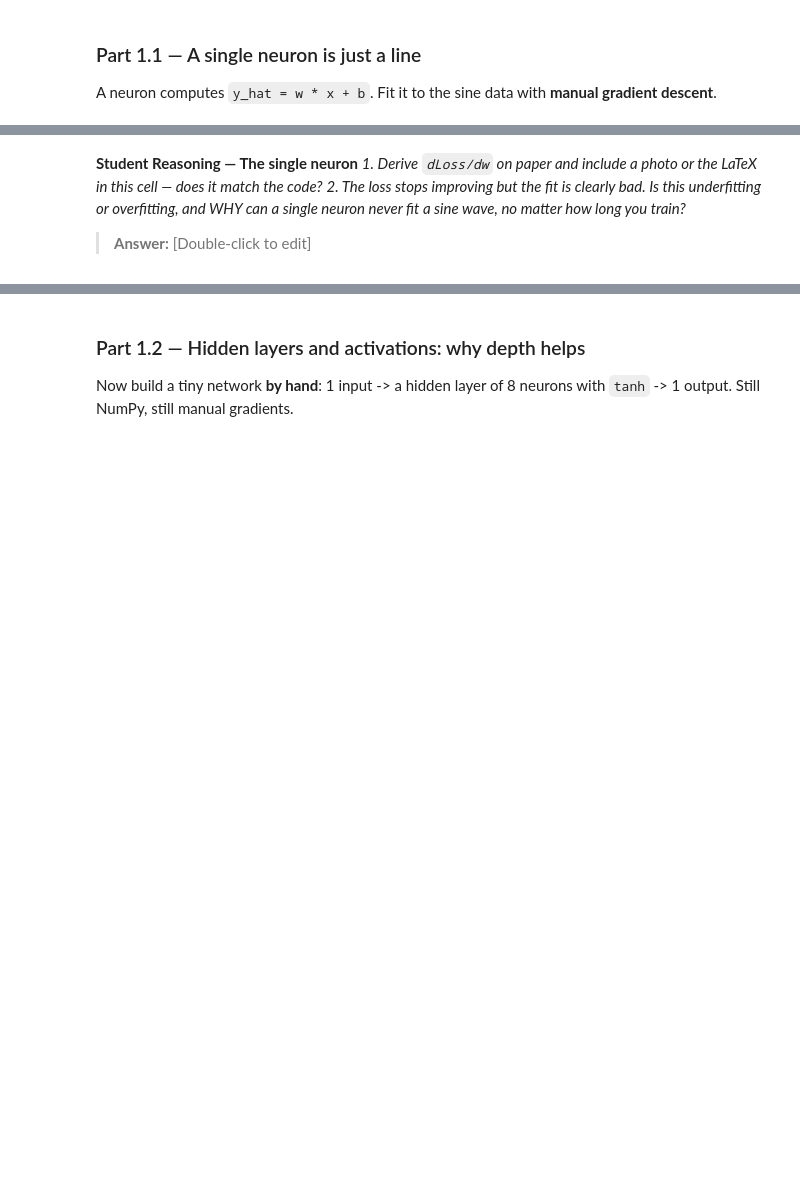
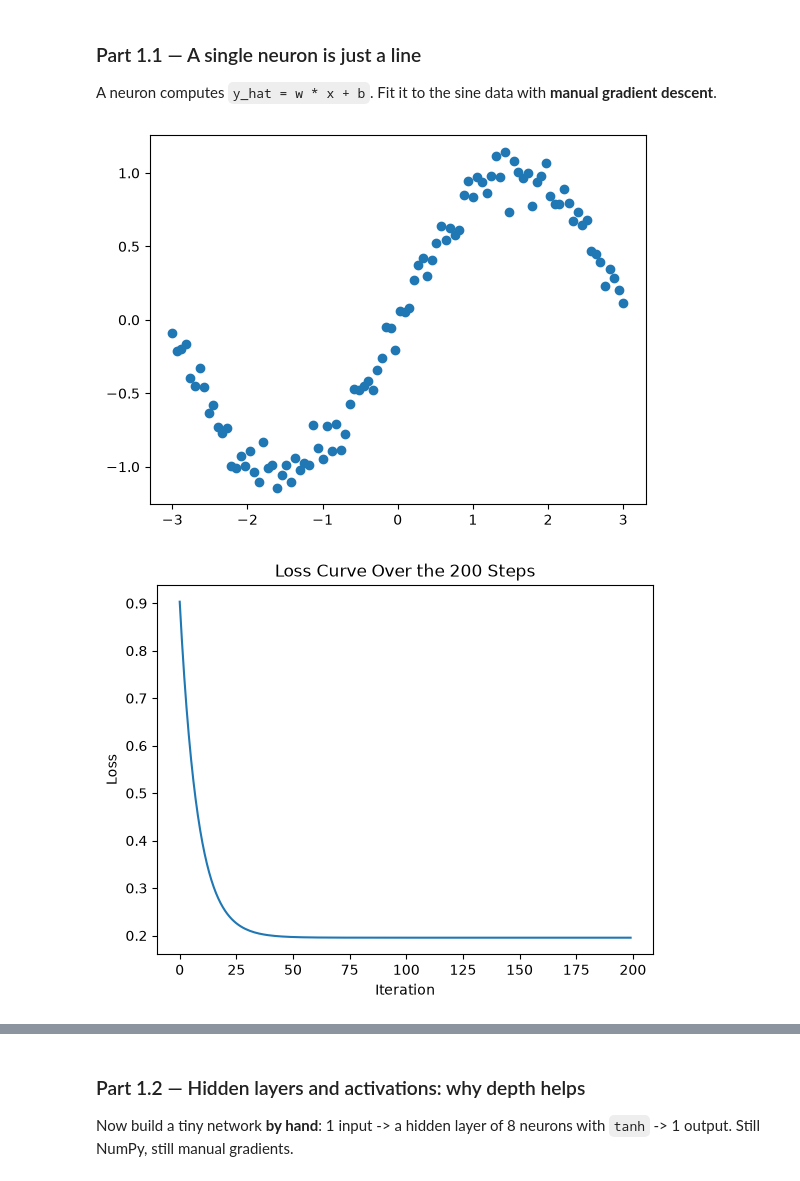
Before and after one commit to miriam-gale/lab-3-feedfoward-networks-, a Jupyter notebook: Lab_3.ipynb, the cells around one changed output, grey strips where cells are left out. Cells and saved outputs as stored; diff of their text form; code cells hidden in the pictures; blank space fills up the shorter version.

Commit message:
Complete Part 1.1 - single neuron

```diff
--- a/Lab_3.ipynb
+++ b/Lab_3.ipynb
@@ -67,19 +69,43 @@ and the loss going down.
 A neuron computes `y_hat = w * x + b`. Fit it to the sine data with **manual gradient descent**.
 # %%
 # TODO: Generate the toy data
-#   x = np.linspace(-3, 3, 100); y = np.sin(x) + small Gaussian noise (std=0.1)
-#   Plot it.
+x = np.linspace(-3, 3, 100)
+y = np.sin(x) +  np.random.normal(0, 0.1, 100)
+plt.scatter(x,y)
+plt.show()
 
 # TODO: Initialise w and b to small random values.
+w = np.random.normal(0, 0.1)
+b = np.random.normal(0,0.1)
 
 # TODO: Implement ONE gradient-descent step by hand, then loop it for ~200 steps:
-#   y_hat = w * x + b
-#   loss  = np.mean((y_hat - y) ** 2)               # MSE
-#   dw    = np.mean(2 * (y_hat - y) * x)            # dLoss/dw  (derive this on paper!)
-#   db    = np.mean(2 * (y_hat - y))                # dLoss/db
-#   w    -= lr * dw
-#   b    -= lr * db
+lr = 0.01
+losses = []
+for i in range(200):
+  y_hat = w * x + b
+  loss  = np.mean((y_hat - y) ** 2)
+  dw    = np.mean(2 * (y_hat - y) * x)
+  db    = np.mean(2 * (y_hat - y))                # dLoss/db
+  w    -= lr * dw
+  b    -= lr * db
+  losses.append(loss)
+y_hat = w * x + b
 #   Record the loss at every step.
 
 # TODO: Plot (a) the loss curve over the 200 steps, and
+plt.plot(losses)
+plt.xlabel("Iteration")
+plt.ylabel("Loss")
+plt.title("Loss Curve Over the 200 Steps")
+plt.show()
 #             (b) the data with the fitted line on top.
+
+plt.scatter(x,y)
+plt.plot(x, y_hat)
+plt.xlabel("x")
+plt.ylabel("y")
+plt.title("Data and Fitted line")
+plt.show()
+# %% [output]
+[figure, added]
+[figure, added]
@@ -86,8 +112,0 @@ A neuron computes `y_hat = w * x + b`. Fit it to the sine data with **manual gra
-# %% [markdown]
-**Student Reasoning — The single neuron**
-*1. Derive `dLoss/dw` on paper and include a photo or the LaTeX in this cell — does it match
-the code?*
-*2. The loss stops improving but the fit is clearly bad. Is this underfitting or overfitting,
-and WHY can a single neuron never fit a sine wave, no matter how long you train?*
-
-> **Answer:** [Double-click to edit]
```
Also changed, not shown: parts of 3 cells of this notebook.
